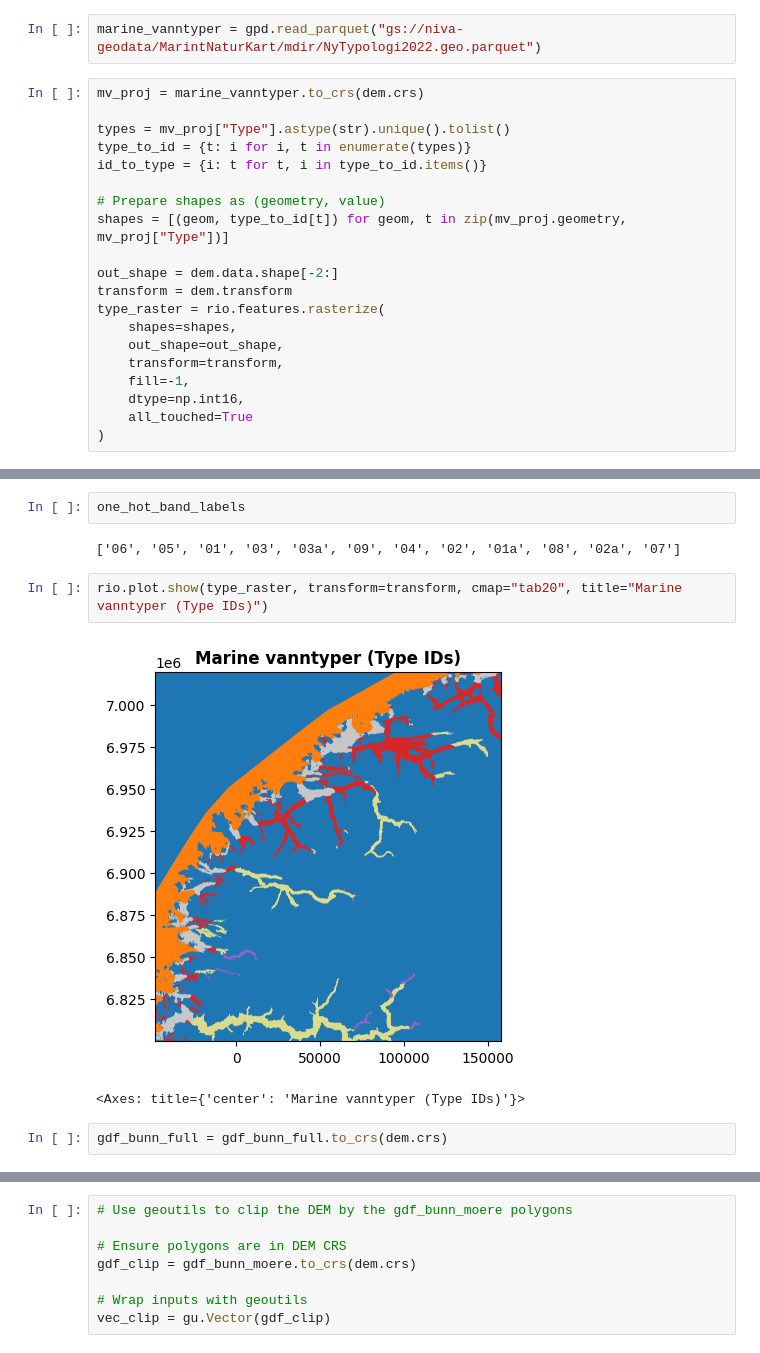
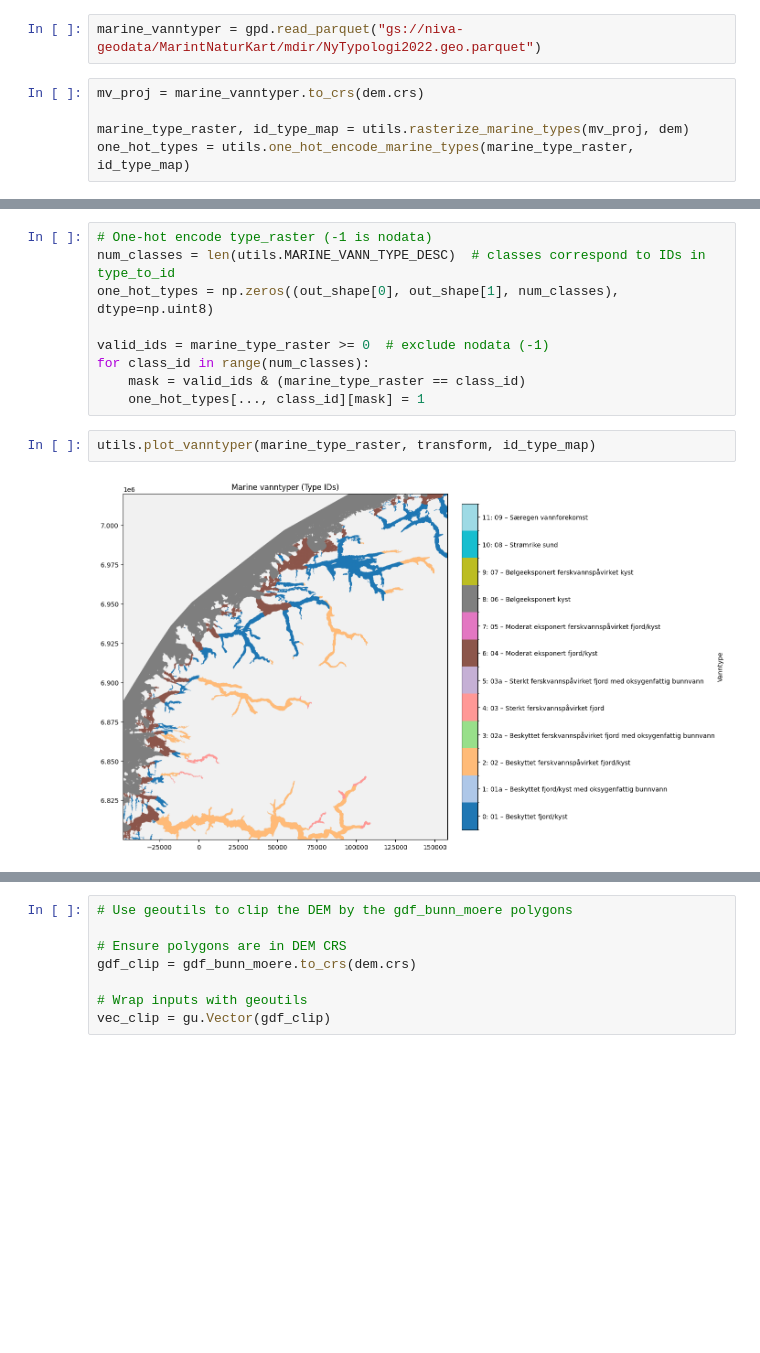
Before and after one commit to NIVANorge/marint-naturkart-niva, a Jupyter notebook: notebooks/03_modelling.ipynb, the cells around one changed output, grey strips where cells are left out. Drawn from its saved outputs; the diff is of its cells as text; blank space fills up the shorter version.

Commit message:
add plots of water types

```diff
--- a/notebooks/03_modelling.ipynb
+++ b/notebooks/03_modelling.ipynb
@@ -54,20 +55,5 @@ marine_vanntyper = gpd.read_parquet("gs://niva-geodata/MarintNaturKart/mdir/NyTy
 # %%
 mv_proj = marine_vanntyper.to_crs(dem.crs)
 
-types = mv_proj["Type"].astype(str).unique().tolist()
-type_to_id = {t: i for i, t in enumerate(types)}
-id_to_type = {i: t for t, i in type_to_id.items()}
-
-# Prepare shapes as (geometry, value)
-shapes = [(geom, type_to_id[t]) for geom, t in zip(mv_proj.geometry, mv_proj["Type"])]
-
-out_shape = dem.data.shape[-2:]
-transform = dem.transform
-type_raster = rio.features.rasterize(
-    shapes=shapes,
-    out_shape=out_shape,
-    transform=transform,
-    fill=-1,
-    dtype=np.int16,
-    all_touched=True
-)
+marine_type_raster, id_type_map = utils.rasterize_marine_types(mv_proj, dem)
+one_hot_types = utils.one_hot_encode_marine_types(marine_type_raster, id_type_map)
@@ -86,11 +60,13 @@ one_hot_band_labels = [id_to_type[i] for i in range(num_classes)]
-# %%
-one_hot_band_labels
-# %% [output]
-['06', '05', '01', '03', '03a', '09', '04', '02', '01a', '08', '02a', '07']
+# %%
+# One-hot encode type_raster (-1 is nodata)
+num_classes = len(utils.MARINE_VANN_TYPE_DESC)  # classes correspond to IDs in type_to_id
+one_hot_types = np.zeros((out_shape[0], out_shape[1], num_classes), dtype=np.uint8)
+
+valid_ids = marine_type_raster >= 0  # exclude nodata (-1)
+for class_id in range(num_classes):
+    mask = valid_ids & (marine_type_raster == class_id)
+    one_hot_types[..., class_id][mask] = 1
 # %%
-rio.plot.show(type_raster, transform=transform, cmap="tab20", title="Marine vanntyper (Type IDs)")
+utils.plot_vanntyper(marine_type_raster, transform, id_type_map)
 # %% [output]
-[figure, old version]
+[figure, new version]
-<Axes: title={'center': 'Marine vanntyper (Type IDs)'}>
-# %%
-gdf_bunn_full = gdf_bunn_full.to_crs(dem.crs)
```
Also changed, not shown: parts of 18 cells of this notebook, 1 other file.
